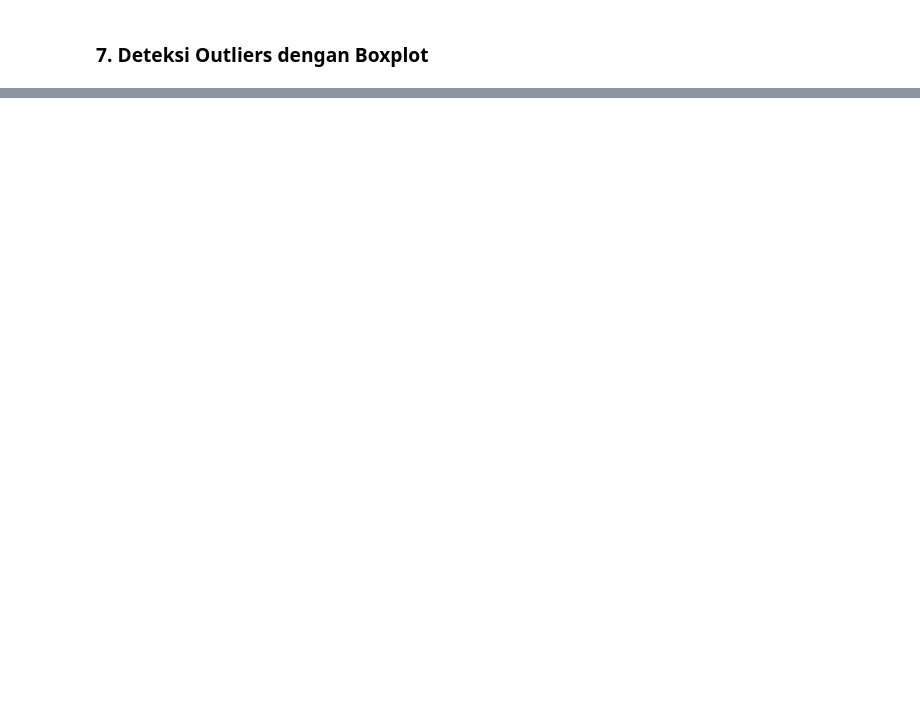
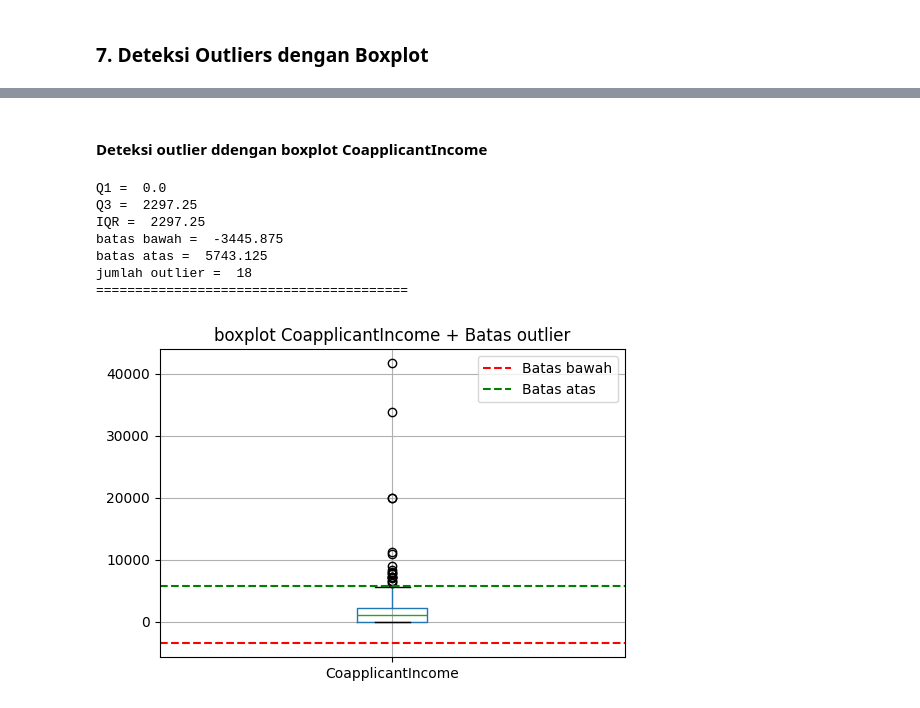
Before and after one commit to chilmi89/data-mining, a Jupyter notebook: praktek_missing_values.ipynb, the cells around one changed output, grey strips where cells are left out. Saved outputs shown, nothing was run; the diff lists cells and outputs as text; code cells hidden in the pictures; blank space fills up the shorter version.

```diff
--- a/praktek_missing_values.ipynb
+++ b/praktek_missing_values.ipynb
@@ -199,0 +481,44 @@ Loan_Amount_Term          88                   360.00          360.00
+# %% [markdown]
+ #### Deteksi outlier ddengan boxplot CoapplicantIncome
+# %%
+# mengambil kolom CoapplicantIncome untuk menghitung IQR
+Q1 = dataFrame['CoapplicantIncome'].quantile(0.25)
+Q3 = dataFrame['CoapplicantIncome'].quantile(0.75)
+IQR = Q3 - Q1
+print("Q1 = " , Q1)
+print("Q3 = " , Q3)
+print("IQR = " , IQR)
+
+# batas bawah dan batas atas
+batas_bawah = Q1 - 1.5 * IQR
+batas_atas = Q3 + 1.5 * IQR
+print("batas bawah = " , batas_bawah)
+print("batas atas = " , batas_atas)
+
+# menampilkan nilai outlier pada kolom CoapplicantIncome
+outlier = dataFrame[(dataFrame['CoapplicantIncome'] < batas_bawah) | (dataFrame['CoapplicantIncome'] > batas_atas)]
+print("jumlah outlier = ", len(outlier))
+print("=" * 40)
+
+
+# menampilkan bloxpot untuk kolom CoapplicantIncome
+plt.figure(figsize=(6,4))
+dataFrame.boxplot(column='CoapplicantIncome')
+
+# garis batas bawah dan atas biar jelas
+plt.axhline(batas_bawah, color='red', linestyle='--', label='Batas bawah')
+plt.axhline(batas_atas, color='green', linestyle='--', label='Batas atas')
+
+# menambahkan judul dan legend
+plt.title('boxplot CoapplicantIncome + Batas outlier')
+plt.legend()
+plt.show()
+# %% [output]
+Q1 =  0.0
+Q3 =  2297.25
+IQR =  2297.25
+batas bawah =  -3445.875
+batas atas =  5743.125
+jumlah outlier =  18
+========================================
+[figure, added]
```
Also changed, not shown: parts of 58 cells of this notebook, 1 other file.
